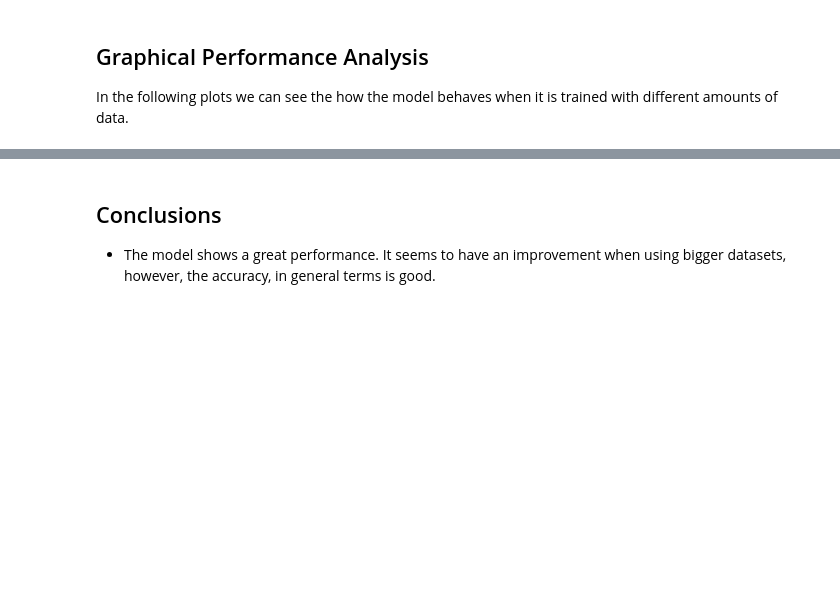
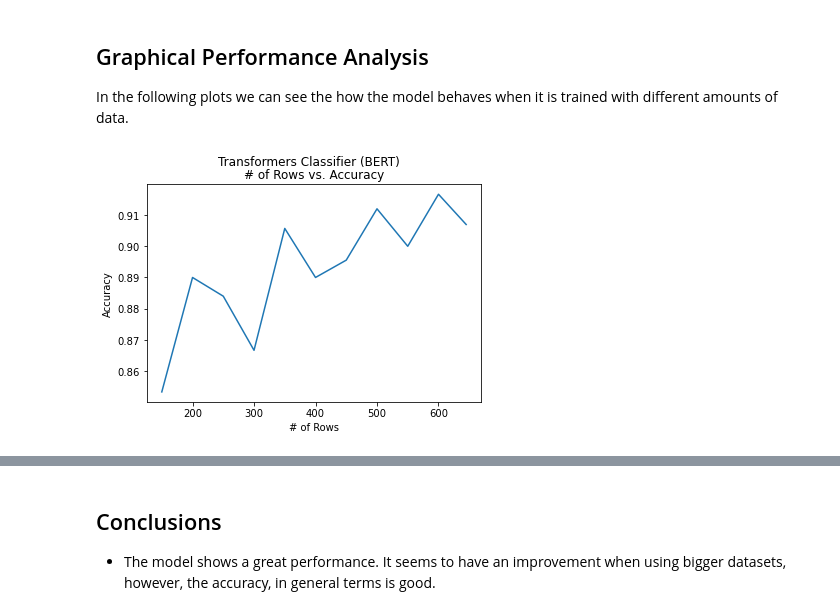
Before and after one commit to alexis-deeplearning/AolmeScripts, a Jupyter notebook: alternatives/bert_classification.ipynb, the cells around one changed output, grey strips where cells are left out. Saved outputs shown, nothing was run; the diff lists cells and outputs as text; code cells hidden in the pictures; blank space fills up the shorter version.

Commit message:
BERT Classifier run

```diff
--- a/alternatives/bert_classification.ipynb
+++ b/alternatives/bert_classification.ipynb
@@ -64,11 +90,13 @@ In the following plots we can see the how the model behaves when it is trained w
 # %%
 %matplotlib inline
 
 plt.plot(file_size, accuracy)
 plt.title('# of Rows vs. Accuracy')
-plt.suptitle('Transformers Classifier (RoBERTa)')
+plt.suptitle('Transformers Classifier (BERT)')
 plt.xlabel('# of Rows')
 plt.ylabel('Accuracy')
 plt.show()
+# %% [output]
+[figure, added]
 # %%
 print(f'Mean Accuracy: {np.mean(accuracy)}')
```
Also changed, not shown: parts of 2 cells of this notebook.
